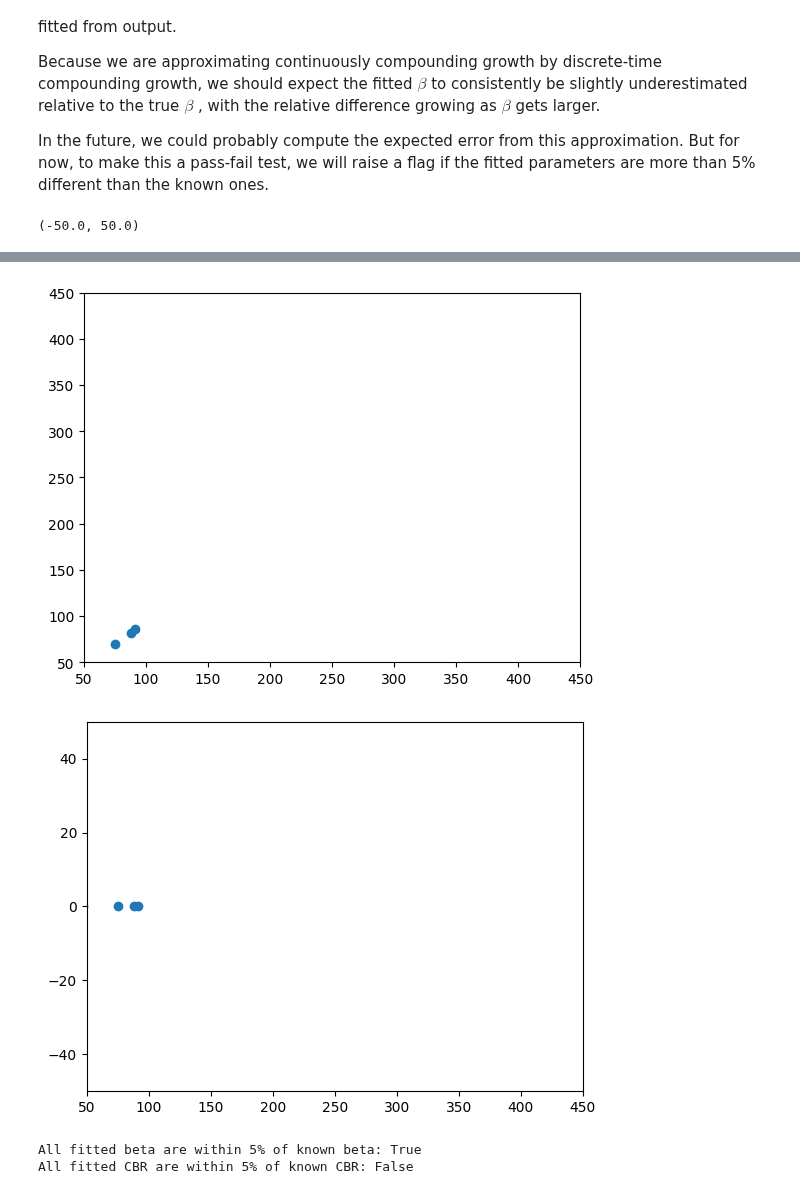
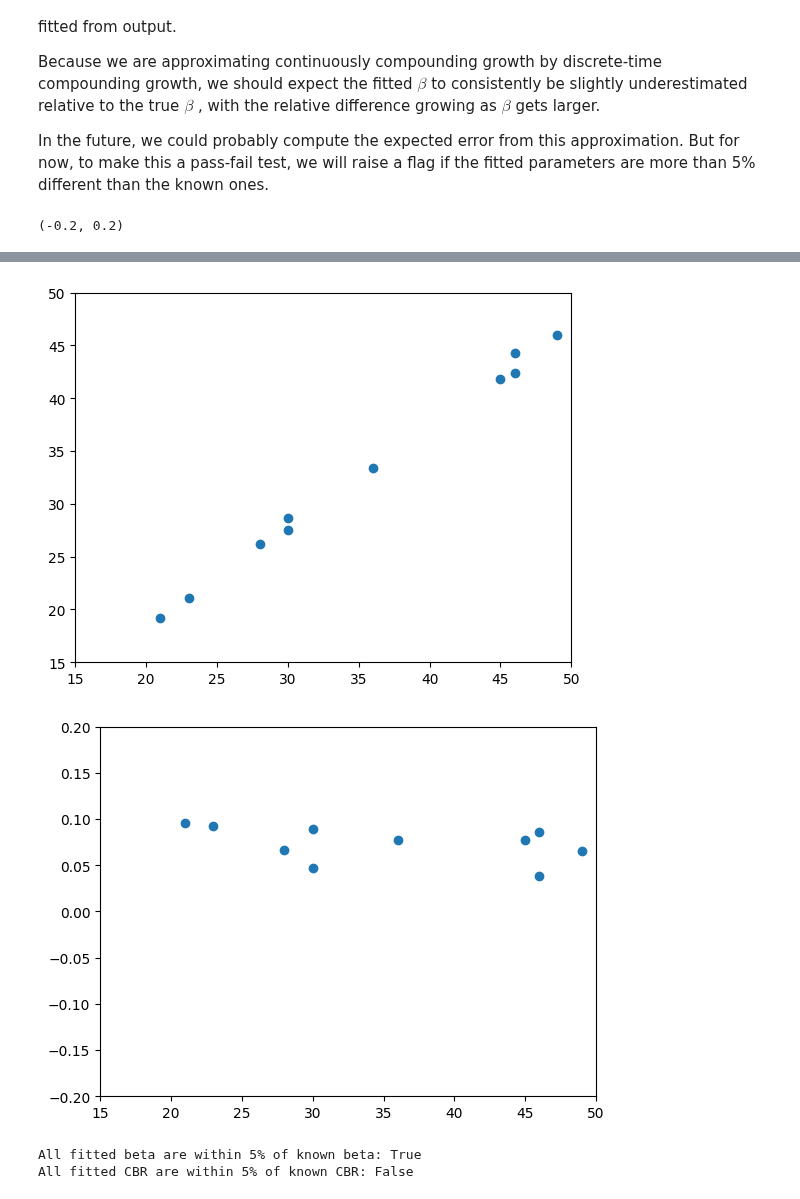
Before and after one commit to InstituteforDiseaseModeling/laser-generic, a Jupyter notebook: notebooks/02_SI_wbirths_logistic_growth.ipynb, the cells around one changed output, grey strips where cells are left out. Drawn from its saved outputs; the diff is of its cells as text; code cells hidden in the pictures.

```diff
--- a/notebooks/02_SI_wbirths_logistic_growth.ipynb
+++ b/notebooks/02_SI_wbirths_logistic_growth.ipynb
@@ -137,10 +137,10 @@ In the future, we could probably compute the expected error from this approximat
 # %%capture
 NTESTS = 10
 seeds = [42 + i for i in range(NTESTS)]
-pop = 1e6
+pop = 1e5
 nticks = 3650
 betas = [0.05 + 0.005 * i for i in range(1, NTESTS+1)]
-cbrs = np.random.randint(20, 100, NTESTS)
+cbrs = np.random.randint(15, 50, NTESTS)
 
 scenario = grid(M=1, N=1, node_size_km=10, population_fn=lambda x, y:  pop,  origin_x=longitude, origin_y=latitude)
 init_inf = 5
@@ -152,7 +152,7 @@ for i, (seed, beta, cbr) in enumerate(zip(seeds, betas, cbrs)):
 
     parameters = PropertySet({"seed": seed, "nticks": nticks, "verbose": True, "beta": beta, "cbr": cbr})
     birthrates = RateMap.from_scalar(parameters.cbr, nsteps=parameters.nticks, nnodes=1)
-    mortality  = RateMap.from_scalar(0.0, nsteps=parameters.nticks, nnodes=1)
+    mortality  = RateMap.from_scalar(parameters.cbr, nsteps=parameters.nticks, nnodes=1)
     model = SI.Model(scenario, parameters, birthrates=birthrates.rates, mortalityrates=mortality.rates)
 
     model.components = [
@@ -186,19 +186,19 @@ output = pd.DataFrame(rows)
 # %%
 plt.figure()
 plt.plot(output["beta"], output["fitted_beta"], "o")
-plt.xlim(0, 0.12)
-plt.ylim(0, 0.12)
+plt.xlim(0.04, 0.12)
+plt.ylim(0.04, 0.12)
 plt.figure()
 plt.plot(output["beta"], (output["beta"] - output["fitted_beta"]) / output["fitted_beta"], "o")
-plt.xlim(0, 0.12)
-plt.ylim(-0.12, 0.12)
+plt.xlim(0.04, 0.12)
+plt.ylim(-0.1, 0.12)
 plt.figure()
 plt.plot(output["cbr"], output["fitted_cbr"], "o")
-plt.xlim(50, 450)
-plt.ylim(50, 450)
+plt.xlim(15, 50)
+plt.ylim(15, 50)
 plt.figure()
 plt.plot(output["cbr"], (output["cbr"] - output["fitted_cbr"]) / output["fitted_cbr"], "o")
-plt.xlim(50, 450)
-plt.ylim(-50, 50)
+plt.xlim(15, 50)
+plt.ylim(-0.2, 0.2)
 # %% [output]
-(-50.0, 50.0)
+(-0.2, 0.2)
@@ -207,5 +207,5 @@ plt.ylim(-50, 50)
-[figure, old version]
+[figure, new version]
-[figure, old version]
+[figure, new version]
 # %%
 print(
     "All fitted beta are within 5% of known beta: " + str(np.all(np.abs((output["beta"] - output["fitted_beta"]) / output["beta"]) < 0.05))
```
Also changed, not shown: parts of 5 cells of this notebook, 10 other files.
